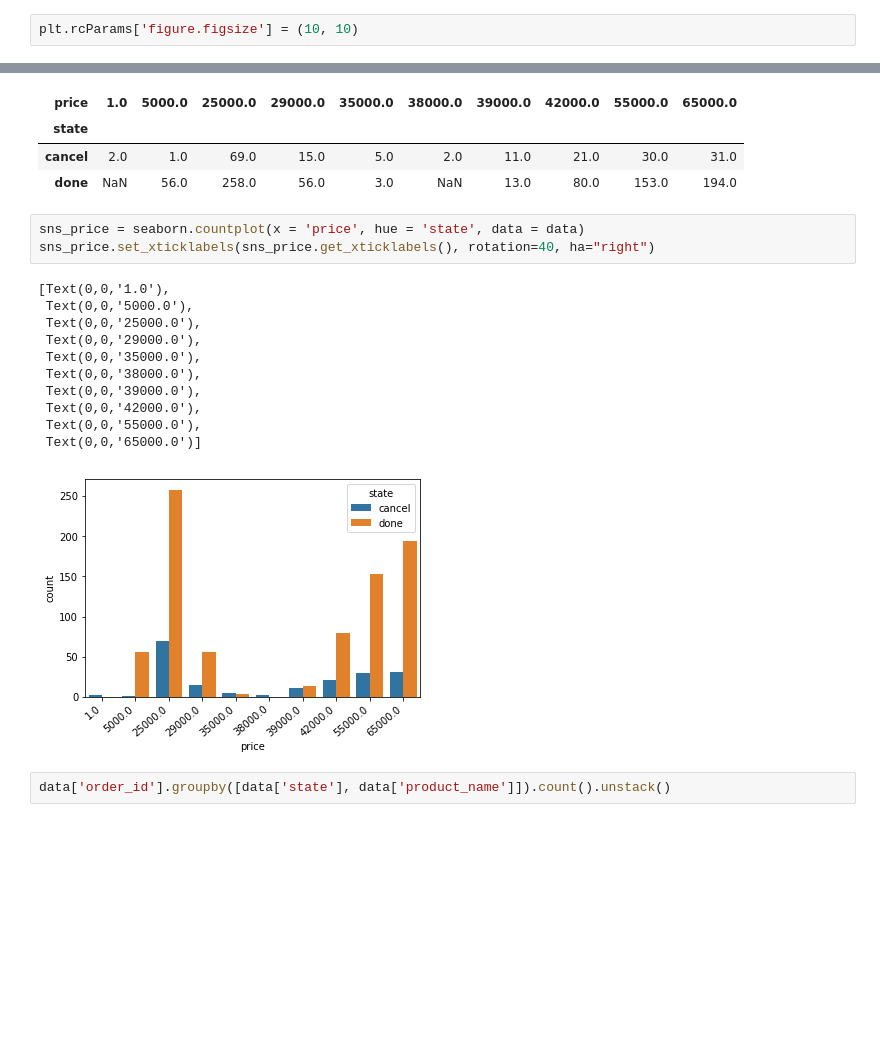
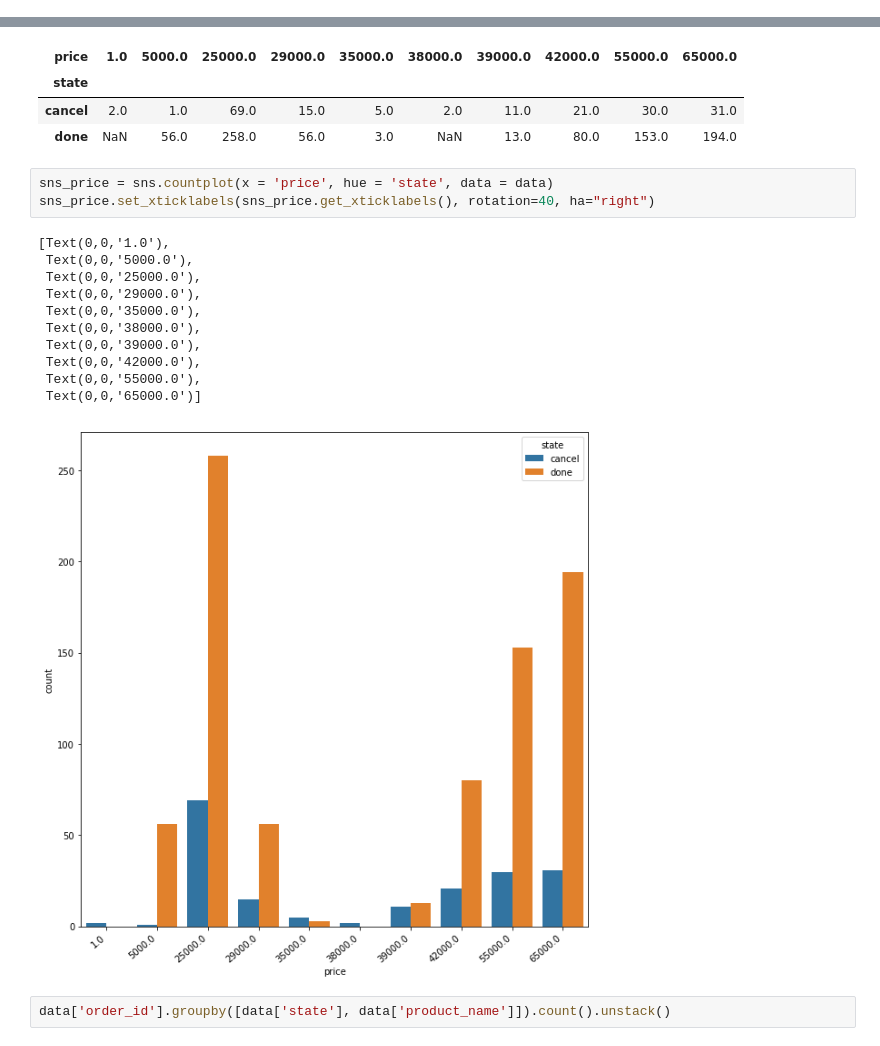
Before and after one commit to shiroguo1998/aa_asm3, a Jupyter notebook: Testing.ipynb, the cells around one changed output, grey strips where cells are left out. Saved outputs shown, nothing was run; the diff lists cells and outputs as text; blank space fills up the shorter version.

```diff
--- a/Testing.ipynb
+++ b/Testing.ipynb
@@ -6,5 +6,3 @@ import seaborn as sns
 from sklearn import preprocessing
 # %%
 %matplotlib inline
-# %%
-plt.rcParams['figure.figsize'] = (10, 10)
@@ -150,20 +108,20 @@ data['order_id'].groupby([data['state'], data['price']]).count().unstack()
 | cancel | 2.0 | 1.0 | 69.0 | 15.0 | 5.0 | 2.0 | 11.0 | 21.0 | 30.0 | 31.0 |
 | done | NaN | 56.0 | 258.0 | 56.0 | 3.0 | NaN | 13.0 | 80.0 | 153.0 | 194.0 |
 # %%
-sns_price = seaborn.countplot(x = 'price', hue = 'state', data = data)
+sns_price = sns.countplot(x = 'price', hue = 'state', data = data)
 sns_price.set_xticklabels(sns_price.get_xticklabels(), rotation=40, ha="right")
 # %% [output]
 [Text(0,0,'1.0'),
  Text(0,0,'5000.0'),
  Text(0,0,'25000.0'),
  Text(0,0,'29000.0'),
  Text(0,0,'35000.0'),
  Text(0,0,'38000.0'),
  Text(0,0,'39000.0'),
  Text(0,0,'42000.0'),
  Text(0,0,'55000.0'),
  Text(0,0,'65000.0')]
-[figure, old version]
+[figure, new version]
 # %%
 data['order_id'].groupby([data['state'], data['product_name']]).count().unstack()
 # %% [output]
```
Also changed, not shown: parts of 11 cells of this notebook, 2 other files.
